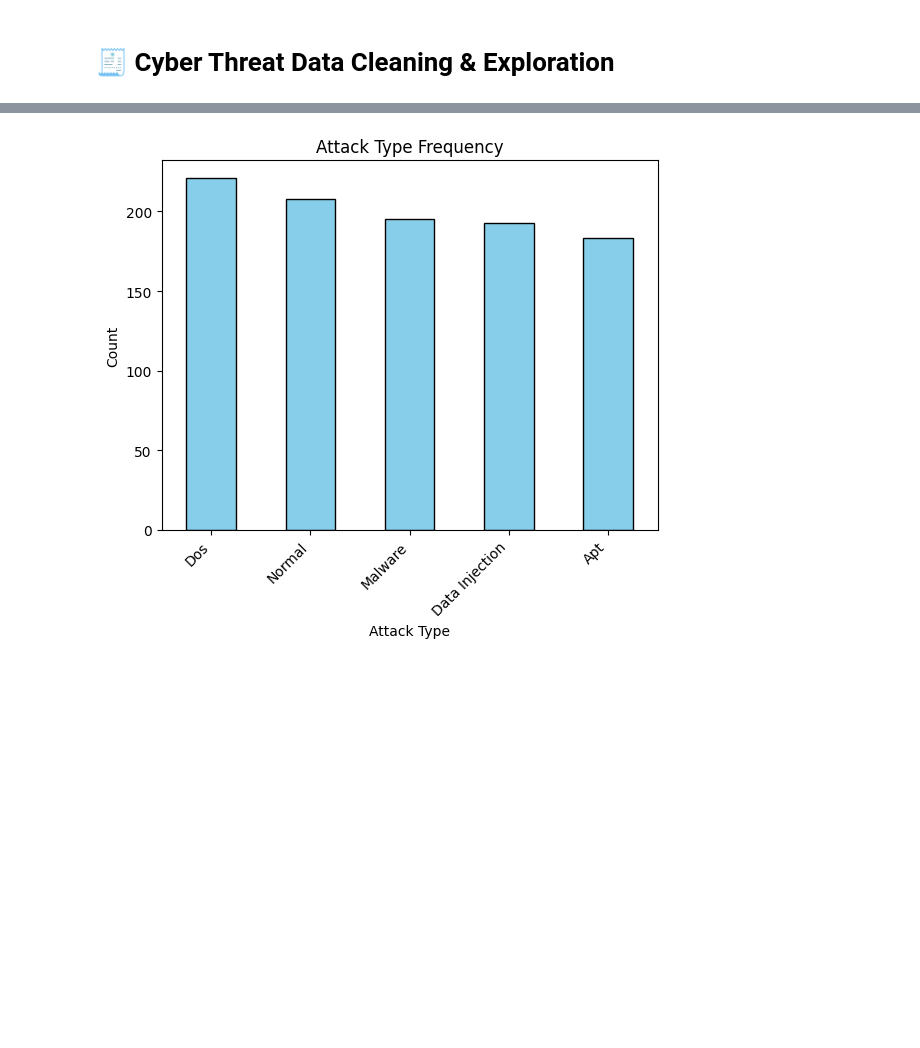
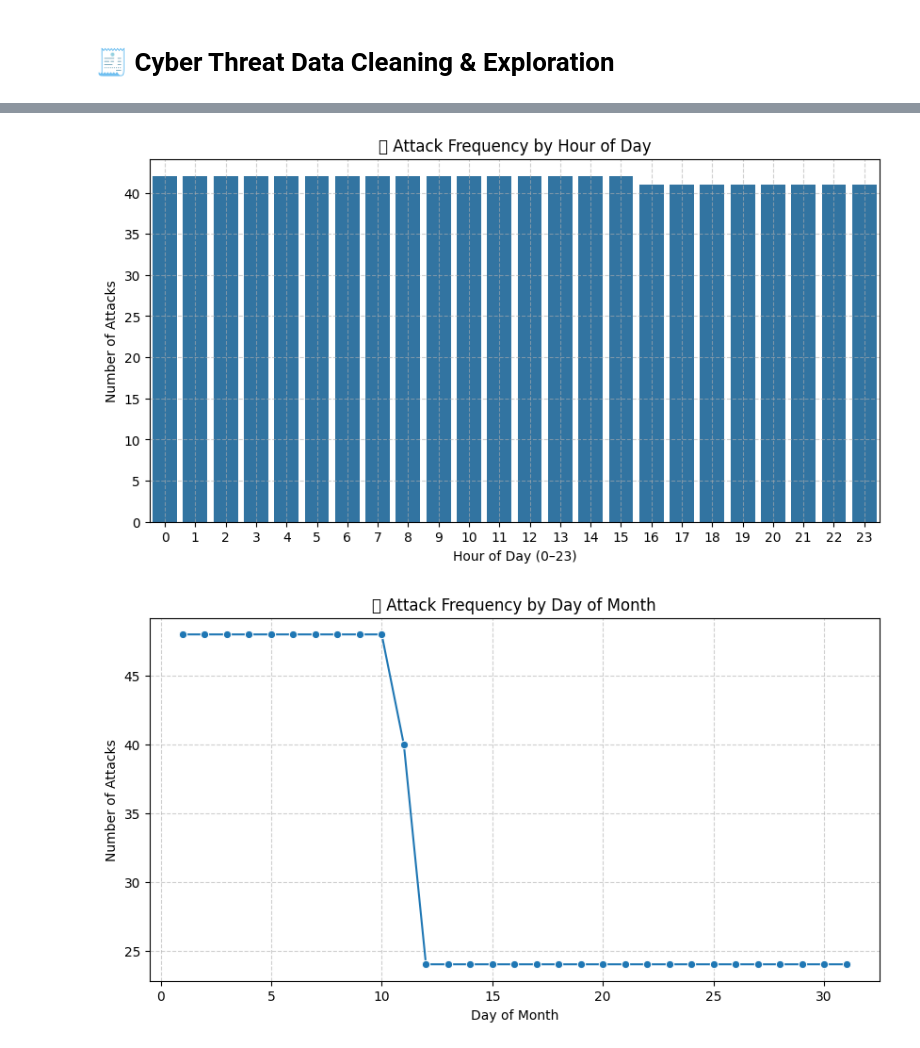
Before and after one commit to AlvaroG88/AI-enhanced-intrusion-detection-in-smart-renewable-energy-grids, a Jupyter notebook: cyber_threat_preparation.ipynb, the cells around one changed output, grey strips where cells are left out. Saved outputs shown, nothing was run; the diff lists cells and outputs as text; code cells hidden in the pictures; blank space fills up the shorter version.

```diff
--- a/cyber_threat_preparation.ipynb
+++ b/cyber_threat_preparation.ipynb
@@ -97,10 +176,64 @@ Name: count, dtype: int64
 # %%
-attack_counts = df['attack_type'].value_counts().sort_values(ascending=False)
-attack_counts.plot(kind='bar', color='skyblue', edgecolor='black')
-plt.title('Attack Type Frequency')
-plt.xlabel('Attack Type')
-plt.ylabel('Count')
-plt.xticks(rotation=45, ha='right')
+#Attack Frequency Analysis by Hour / Day / Weekday
+
+import matplotlib.pyplot as plt
+import seaborn as sns
+import pandas as pd
+
+# Ensure your structured dataset is loaded
+df = pd.read_csv('/home/project/Documents/SmartGrid_Structured_TimeFeatures.csv')
+
+# --- Step 1: Verify data types ---
+df['timestamp'] = pd.to_datetime(df['timestamp'], errors='coerce')
+df['weekday'] = df['weekday'].astype(str)
+
+# --- Step 2: Attack frequency by HOUR ---
+hourly_counts = df.groupby('hour')['attack_type'].count().reset_index()
+hourly_counts.columns = ['Hour', 'Attack_Count']
+
+plt.figure(figsize=(10,5))
+sns.barplot(x='Hour', y='Attack_Count', data=hourly_counts)
+plt.title('🔍 Attack Frequency by Hour of Day')
+plt.xlabel('Hour of Day (0–23)')
+plt.ylabel('Number of Attacks')
+plt.grid(True, linestyle='--', alpha=0.6)
 plt.show()
+
+# --- Step 3: Attack frequency by DAY ---
+daily_counts = df.groupby('day')['attack_type'].count().reset_index()
+daily_counts.columns = ['Day', 'Attack_Count']
+
+plt.figure(figsize=(10,5))
+sns.lineplot(x='Day', y='Attack_Count', data=daily_counts, marker='o')
+plt.title('📆 Attack Frequency by Day of Month')
+plt.xlabel('Day of Month')
+plt.ylabel('Number of Attacks')
+plt.grid(True, linestyle='--', alpha=0.6)
+plt.show()
+
+# --- Step 4: Attack frequency by WEEKDAY ---
+weekday_counts = df.groupby('weekday')['attack_type'].count().reset_index()
+weekday_counts.columns = ['Weekday', 'Attack_Count']
+
+# Optional: Reorder weekdays for better visualization
+weekday_order = ['Monday', 'Tuesday', 'Wednesday', 'Thursday', 'Friday', 'Saturday', 'Sunday']
+weekday_counts['Weekday'] = pd.Categorical(weekday_counts['Weekday'], categories=weekday_order, ordered=True)
+weekday_counts = weekday_counts.sort_values('Weekday')
+
+plt.figure(figsize=(10,5))
+sns.barplot(x='Weekday', y='Attack_Count', data=weekday_counts)
+plt.title('📅 Attack Frequency by Weekday')
+plt.xlabel('Day of Week')
+plt.ylabel('Number of Attacks')
+plt.xticks(rotation=45)
+plt.grid(True, linestyle='--', alpha=0.6)
+plt.show()
+
+# --- Step 5: Summary statistics ---
+print("✅ Attack Frequency Summary:")
+print("\nTop 3 Hours with Most Attacks:\n", hourly_counts.sort_values('Attack_Count', ascending=False).head(3))
+print("\nTop 3 Days with Most Attacks:\n", daily_counts.sort_values('Attack_Count', ascending=False).head(3))
+print("\nTop 3 Weekdays with Most Attacks:\n", weekday_counts.sort_values('Attack_Count', ascending=False).head(3))
 # %% [output]
-[figure, old version]
+[figure, new version]
+[figure, added]
```
Also changed, not shown: parts of 22 cells of this notebook, 5 other files.
